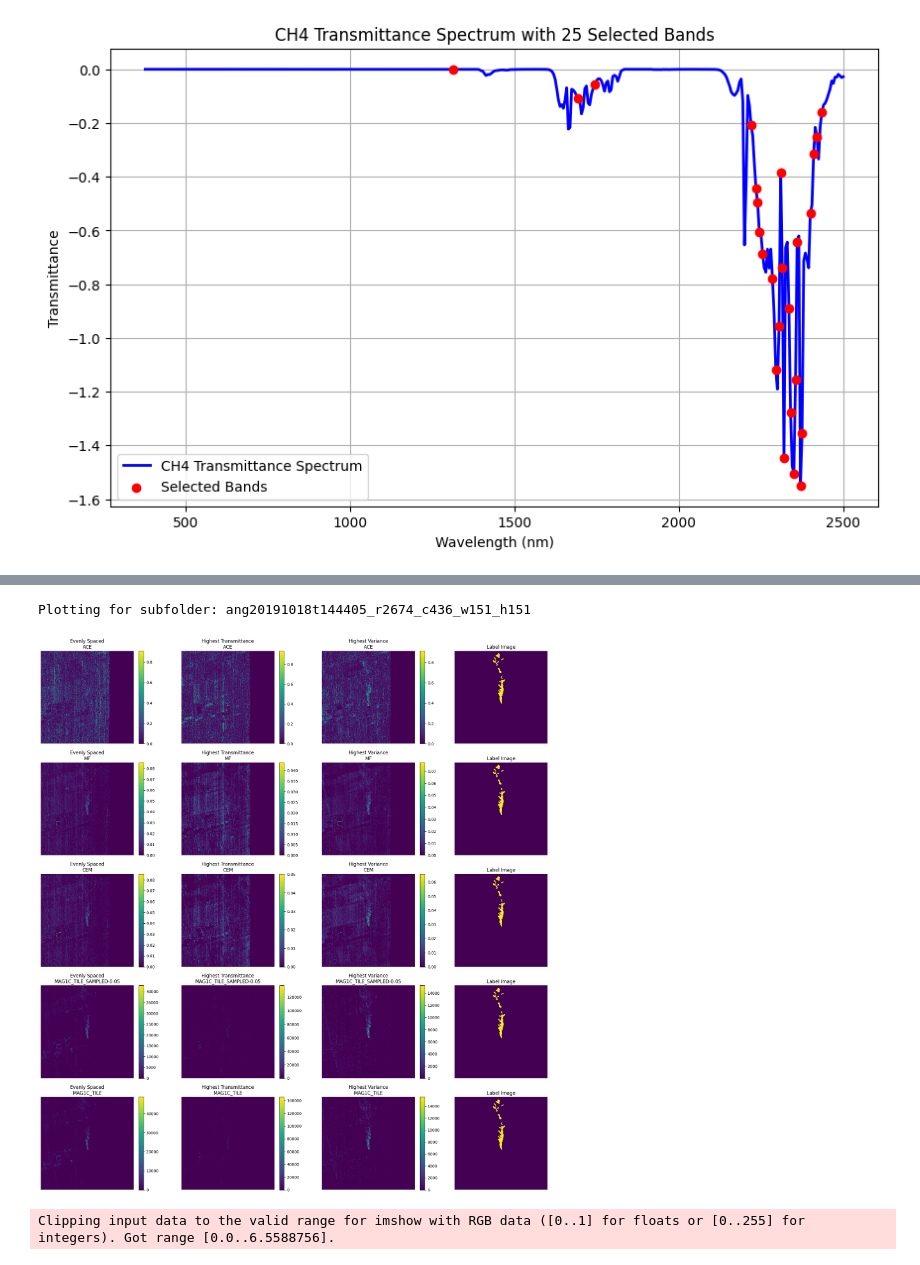
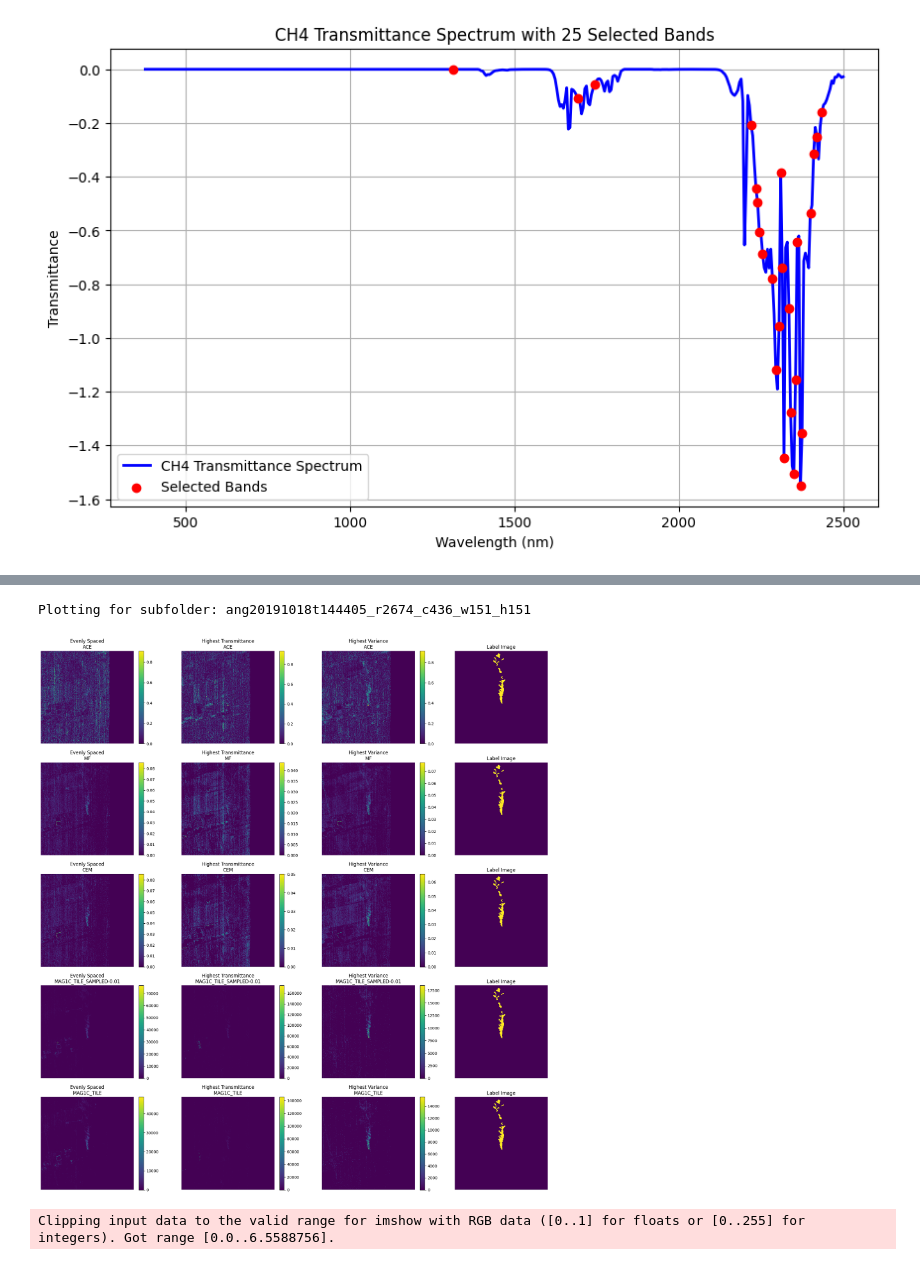
Before and after one commit to zaitra/methane-filters-benchmark, a Jupyter notebook: playbook.ipynb, the cells around one changed output, grey strips where cells are left out. Cells and saved outputs as stored; diff of their text form; code cells hidden in the pictures.

```diff
--- a/playbook.ipynb
+++ b/playbook.ipynb
@@ -354,13 +358,13 @@ import tifffile as tiff
 
 # Paths to datasets
 datasets = {
-    "Evenly Spaced": "/home/jherec/methane-filters-benchmark/data/WHOLE-IMAGE_TILE-AND-SAMPLED-MAG1C-0.05_SPED-UP_PRECISION-64_450-2490_SELECT-EVENLY-SPACED_CHANNEL-N-10",
-    "Highest Transmittance": "/home/jherec/methane-filters-benchmark/data/WHOLE-IMAGE_TILE-AND-SAMPLED-MAG1C-0.05_SPED-UP_PRECISION-64_450-2490_SELECT-HIGHEST-TRANSMITTANCE_CHANNEL-N-10",
-    "Highest Variance": "/home/jherec/methane-filters-benchmark/data/WHOLE-IMAGE_TILE-AND-SAMPLED-MAG1C-0.05_SPED-UP_PRECISION-64_450-2490_SELECT-HIGHEST-VARIANCE_CHANNEL-N-10"
+    "Evenly Spaced": "/home/jherec/methane-filters-benchmark/data/WHOLE-IMAGE_TILE-AND-SAMPLED-MAG1C-0.01_SPED-UP_PRECISION-64_200-2600_SELECT-EVENLY-SPACED_CHANNEL-N-10",
+    "Highest Transmittance": "/home/jherec/methane-filters-benchmark/data/WHOLE-IMAGE_TILE-AND-SAMPLED-MAG1C-0.01_SPED-UP_PRECISION-64_200-2600_SELECT-HIGHEST-TRANSMITTANCE_CHANNEL-N-10",
+    "Highest Variance": "/home/jherec/methane-filters-benchmark/data/WHOLE-IMAGE_TILE-AND-SAMPLED-MAG1C-0.01_SPED-UP_PRECISION-64_200-2600_SELECT-HIGHEST-VARIANCE_CHANNEL-N-10"
 }
 
 # Filenames to process
-filenames = ["ace.tif", "mf.tif", "cem.tif", "mag1c_tile_sampled-0.05.tif", "mag1c_tile.tif"]
+filenames = ["ace.tif", "mf.tif", "cem.tif", "mag1c_tile_sampled-0.01.tif", "mag1c_tile.tif"]
 
 # Subfolder selection
 subfolder = "ang20191018t144405_r2674_c436_w151_h151"
@@ -369,34 +373,34 @@ print(f"Plotting for subfolder: {subfolder}")
 # Create figure with 5 rows and 4 columns
 fig, axes = plt.subplots(5, 4, figsize=(20, 20))
 
 # Loop through all specified filenames
 for row_idx, filename in enumerate(filenames):
     for col_idx, (dataset_name, dataset_path) in enumerate(datasets.items()):
         file_path = os.path.join(dataset_path, subfolder, filename)
         data = tiff.imread(file_path) if os.path.exists(file_path) else None
 
         if data is not None:
 
             im = axes[row_idx, col_idx].imshow(np.clip(data, 0, None), cmap='viridis', interpolation='nearest')
             axes[row_idx, col_idx].set_title(f"{dataset_name}\n{filename.replace('.tif', '').upper()}")
             fig.colorbar(im, ax=axes[row_idx, col_idx], fraction=0.046, pad=0.04)
 
         axes[row_idx, col_idx].axis("off")
 
     # Load and plot label image in the last column
     label_path = os.path.join(list(datasets.values())[0], subfolder, "labelbinary.tif")
     label_data = tiff.imread(label_path) if os.path.exists(label_path) else None
     if label_data is not None:
         axes[row_idx, 3].imshow(label_data, cmap='viridis', interpolation='nearest')
         axes[row_idx, 3].set_title("Label Image")
         axes[row_idx, 3].axis("off")
 
 # Adjust layout and show
 plt.tight_layout()
 plt.show()
 # %% [output]
 Plotting for subfolder: ang20191018t144405_r2674_c436_w151_h151
-[figure, old version]
+[figure, new version]
 # %%
 import numpy as np
 import matplotlib.pyplot as plt
```
Also changed, not shown: parts of 1 cell of this notebook, 11 other files.
